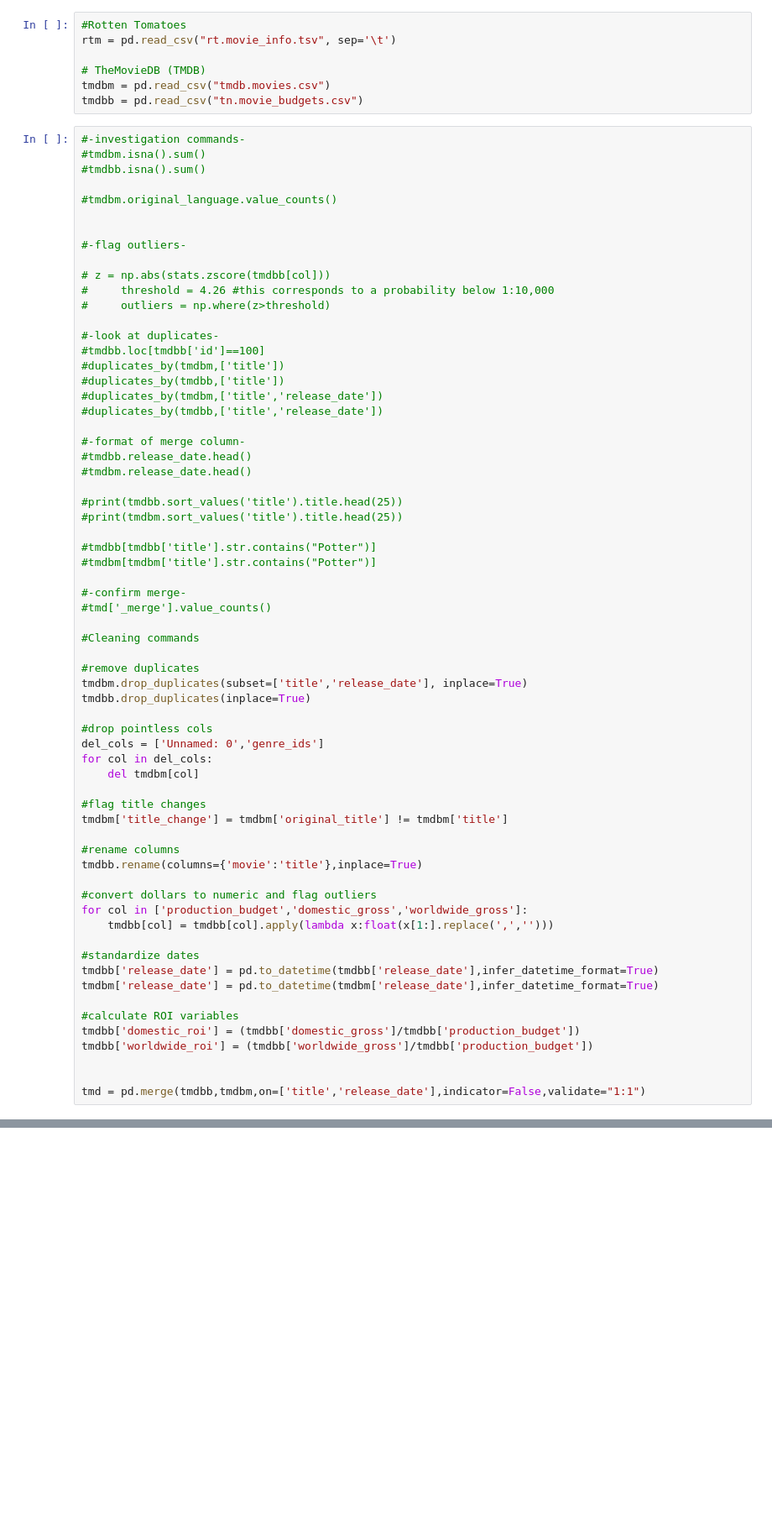
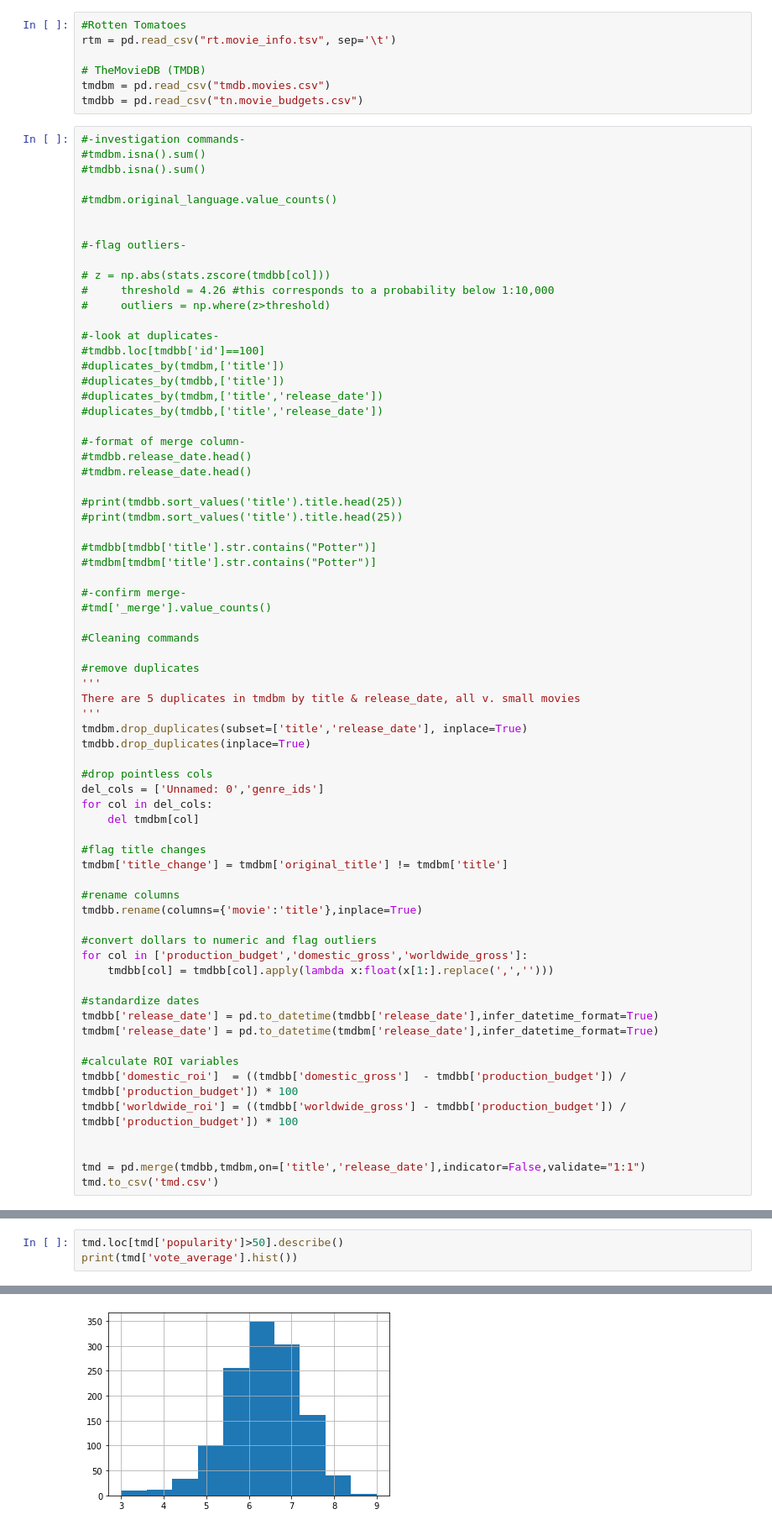
Before and after one commit to gksidhu/Correlates-to-ROI-in-Film, a Jupyter notebook: Alex Cleaning.ipynb, the cells around one changed output, grey strips where cells are left out. Shown: that part at 84% size. Drawn from its saved outputs; the diff is of its cells as text; blank space fills up the shorter version.

```diff
--- a/Alex Cleaning.ipynb
+++ b/Alex Cleaning.ipynb
@@ -57,6 +58,9 @@ tmdbb = pd.read_csv("tn.movie_budgets.csv")
 #Cleaning commands
 
 #remove duplicates
+'''
+There are 5 duplicates in tmdbm by title & release_date, all v. small movies
+'''
 tmdbm.drop_duplicates(subset=['title','release_date'], inplace=True)
 tmdbb.drop_duplicates(inplace=True)
 
@@ -80,11 +84,12 @@ tmdbb['release_date'] = pd.to_datetime(tmdbb['release_date'],infer_datetime_form
 tmdbm['release_date'] = pd.to_datetime(tmdbm['release_date'],infer_datetime_format=True)
 
 #calculate ROI variables
-tmdbb['domestic_roi'] = (tmdbb['domestic_gross']/tmdbb['production_budget'])
-tmdbb['worldwide_roi'] = (tmdbb['worldwide_gross']/tmdbb['production_budget'])
+tmdbb['domestic_roi']  = ((tmdbb['domestic_gross']  - tmdbb['production_budget']) / tmdbb['production_budget']) * 100
+tmdbb['worldwide_roi'] = ((tmdbb['worldwide_gross'] - tmdbb['production_budget']) / tmdbb['production_budget']) * 100
 
 
 tmd = pd.merge(tmdbb,tmdbm,on=['title','release_date'],indicator=False,validate="1:1")
+tmd.to_csv('tmd.csv')
 # %%
 #do some sanity checks
 tmd['worldwide_roi'].describe()
@@ -121,0 +118,4 @@ tmd.head()
+# %%
+tmd.loc[tmd['popularity']>50].describe()
+print(tmd['vote_average'].hist())
+# %% [output]
@@ -121,0 +123 @@ tmd.head()
+[figure, added]
```
Also changed, not shown: parts of 8 cells of this notebook, 2 other files.
